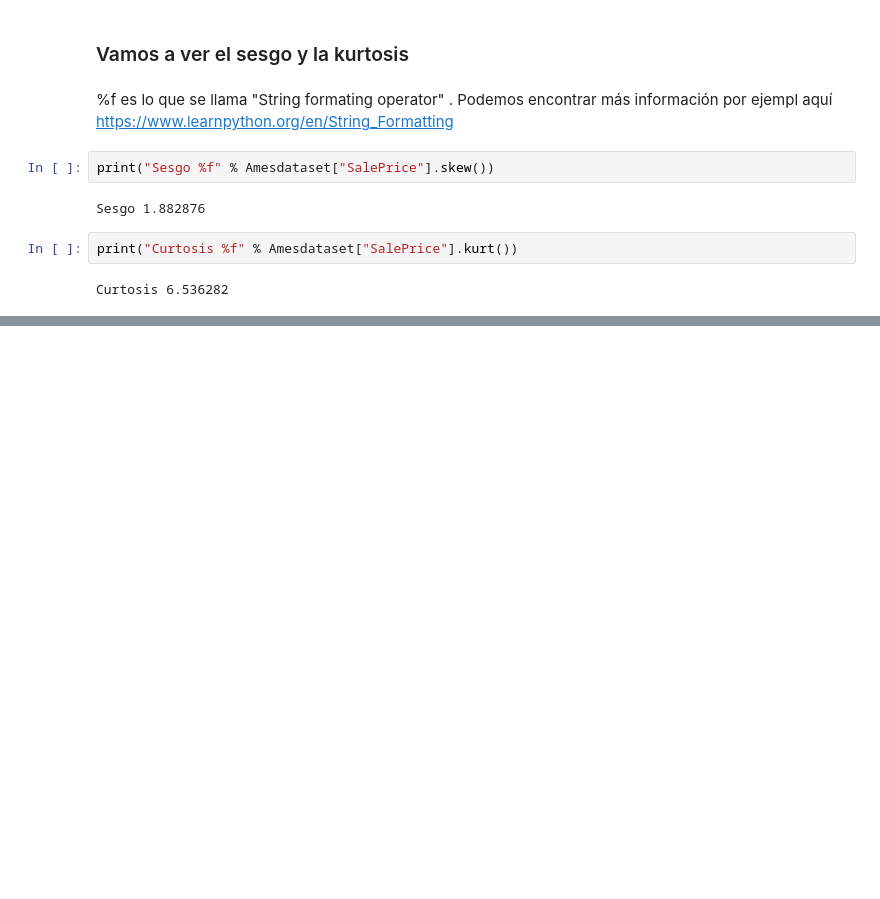
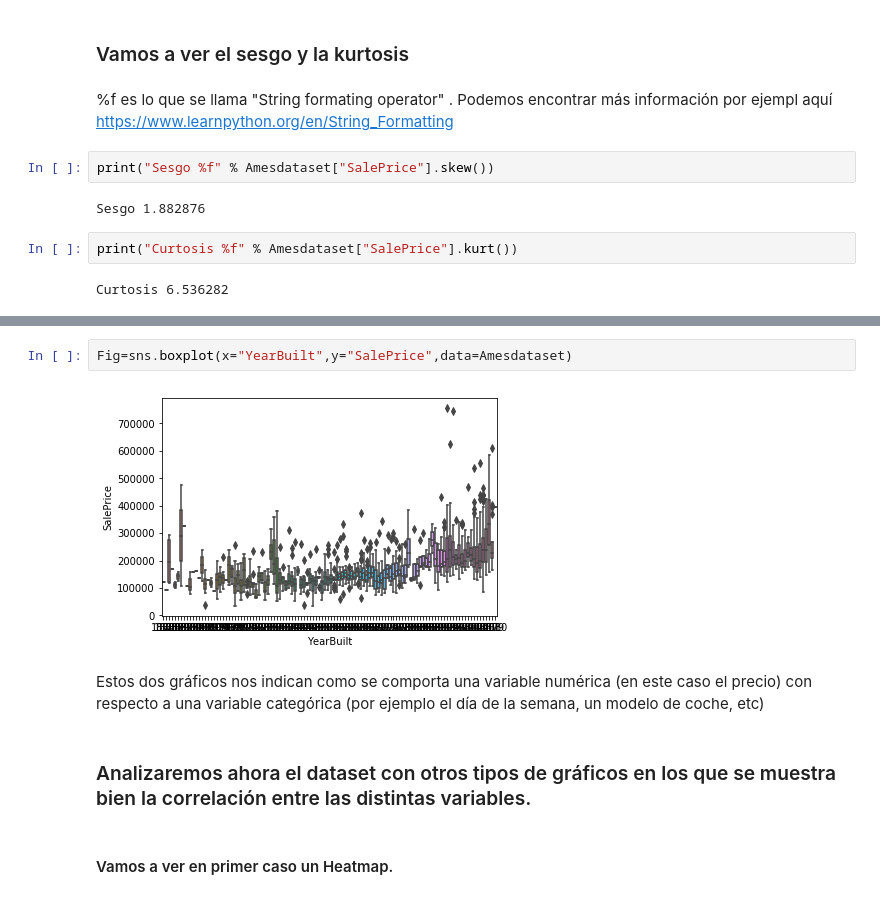
Before and after one commit to AntonioFraga/NotebooksDS, a Jupyter notebook: Ames house prices.ipynb, the cells around one changed output, grey strips where cells are left out. Saved outputs shown, nothing was run; the diff lists cells and outputs as text; blank space fills up the shorter version.

```diff
--- a/Ames house prices.ipynb
+++ b/Ames house prices.ipynb
@@ -125,0 +151,10 @@ Curtosis 6.536282
+# %%
+Fig=sns.boxplot(x="YearBuilt",y="SalePrice",data=Amesdataset)
+# %% [output]
+[figure, added]
+# %% [markdown]
+Estos dos gráficos nos indican como se comporta una variable numérica (en este caso el precio) con respecto a una variable categórica (por ejemplo el día de la semana, un modelo de coche, etc)
+# %% [markdown]
+### Analizaremos ahora el dataset con otros tipos de gráficos en los que se muestra bien la correlación entre las distintas variables.
+# %% [markdown]
+#### Vamos a ver en primer caso un Heatmap.
```
Also changed, not shown: parts of 7 cells of this notebook.
